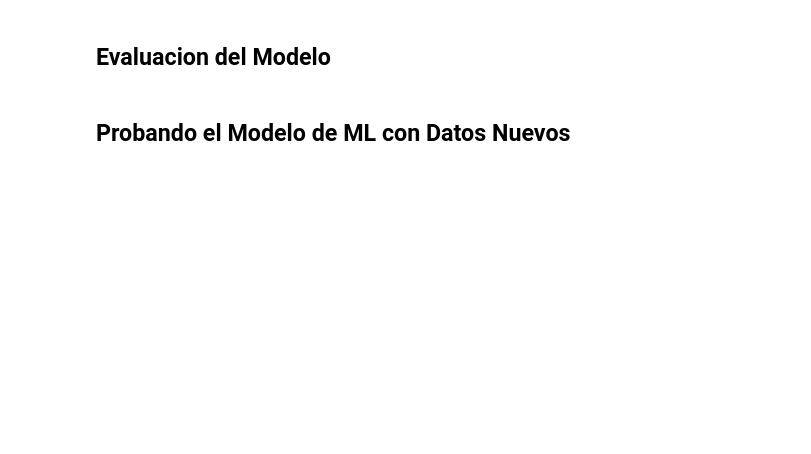
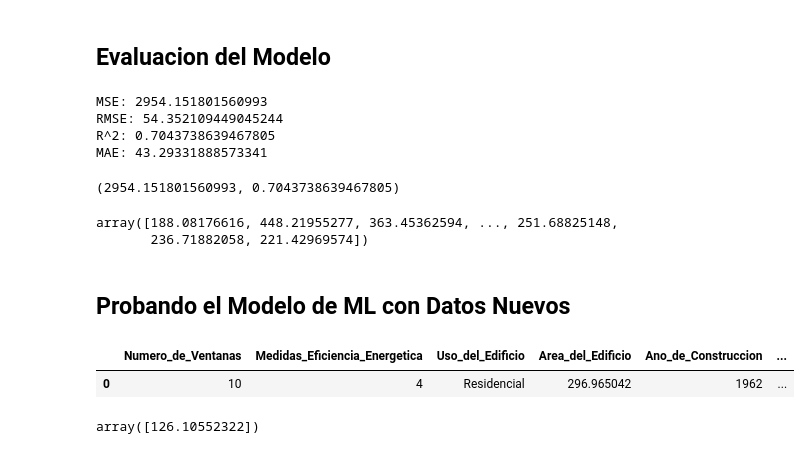
Before and after one commit to AngelTroncoso/Growpbi_ML, a Jupyter notebook: Mi_Primer_Modelo_ML.ipynb, the cells around one changed output. Cells and saved outputs as stored; diff of their text form; code cells hidden in the pictures; blank space fills up the shorter version.

```diff
--- a/Mi_Primer_Modelo_ML.ipynb
+++ b/Mi_Primer_Modelo_ML.ipynb
@@ -376,4 +412,81 @@ top_features
 # %% [markdown]
 ## Evaluacion del Modelo
+# %%
+from sklearn.metrics import mean_squared_error, r2_score, mean_absolute_error
+import numpy as np
+
+y = y_test  # Assign y to the true target values from the test set
+y_pred = linear_reg.predict(X_test_seleccionado)
+
+#evaluar la presision del modelo
+mse = mean_squared_error(y, y_pred)
+rmse = np.sqrt(mse)
+r2 = r2_score(y, y_pred)
+mae = mean_absolute_error(y, y_pred)
+
+print ("MSE:",mse)
+print ("RMSE:",rmse)
+print ("R^2:",r2)
+print ("MAE:",mae)
+# %% [output]
+MSE: 2954.151801560993
+RMSE: 54.352109449045244
+R^2: 0.7043738639467805
+MAE: 43.29331888573341
+# %%
+# Predecir el conjunto de datos de prueba
+y_pred = linear_reg.predict(X_test_seleccionado)
+
+#evaluar el modelo
+mse = mean_squared_error(y_test, y_pred)
+r2 = r2_score(y_test, y_pred)
+
+(mse,r2)
+# %% [output]
+(2954.151801560993, 0.7043738639467805)
+# %%
+y_pred
+# %% [output]
+array([188.08176616, 448.21955277, 363.45362594, ..., 251.68825148,
+       236.71882058, 221.42969574])
 # %% [markdown]
 ## Probando el Modelo de ML con Datos Nuevos
+# %%
+import pandas as pd
+
+#creando una nueva fila de datos ficticios
+#asumimos que conocemos las columnas y el tipo de datos basandonos en el conjunto de datos original
+new_data_dict ={
+    "Numero_de_Ventanas": 10,
+    "Medidas_Eficiencia_Energetica": 4,
+    "Uso_del_Edificio": "Residencial",
+    "Area_del_Edificio": 296.965042,
+    "Ano_de_Construccion": 1962,
+    "Sistema_Calefaccion" : "Básico",
+    "Sistema_Refrigeracion": "Básico",
+    "Tipo_de_Aislamiento" :"Superior",
+    "Ubicacion_Geografica": "Utah"
+
+}
+
+datos_nuevos = pd.DataFrame(new_data_dict, index = [0])
+
+datos_nuevos
+# %% [output]
+|  | Numero_de_Ventanas | Medidas_Eficiencia_Energetica | Uso_del_Edificio | Area_del_Edificio | Ano_de_Construccion | ... |
+| 0 | 10 | 4 | Residencial | 296.965042 | 1962 | ... |
+# %%
+# Aplicar One-Hot Encoding a las variables categoricas
+# Ensure you're using the same categorical features as during training
+datos_nuevos_codificados = onehot_encoder.transform(datos_nuevos[vars_categoricas]) # Use vars_categoricas here
+
+# Convertir a Dataframe y selecionar las caracteristicas relevantes
+datos_nuevos_codificados = pd.DataFrame(datos_nuevos_codificados, columns=onehot_encoder.get_feature_names_out(vars_categoricas))
+datos_nuevos_depurado = pd.concat([datos_nuevos.drop(vars_categoricas, axis=1).reset_index(drop=True), datos_nuevos_codificados], axis=1)
+datos_nuevos_selecionados = datos_nuevos_depurado[selected_features]
+
+# Hacer la predicion
+predicter_value = linear_reg.predict(datos_nuevos_selecionados)
+predicter_value
+# %% [output]
+array([126.10552322])
```
Also changed, not shown: parts of 6 cells of this notebook.
